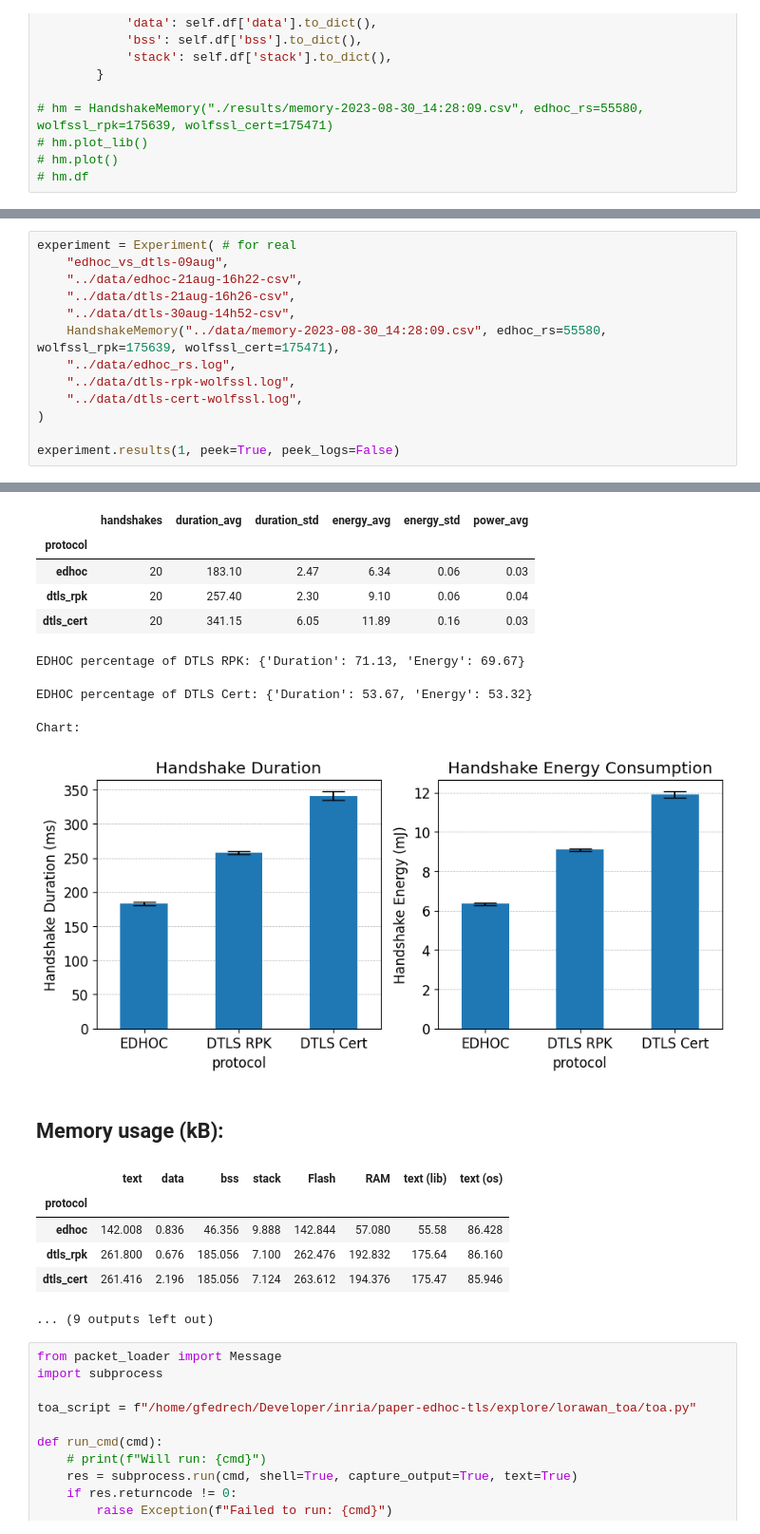
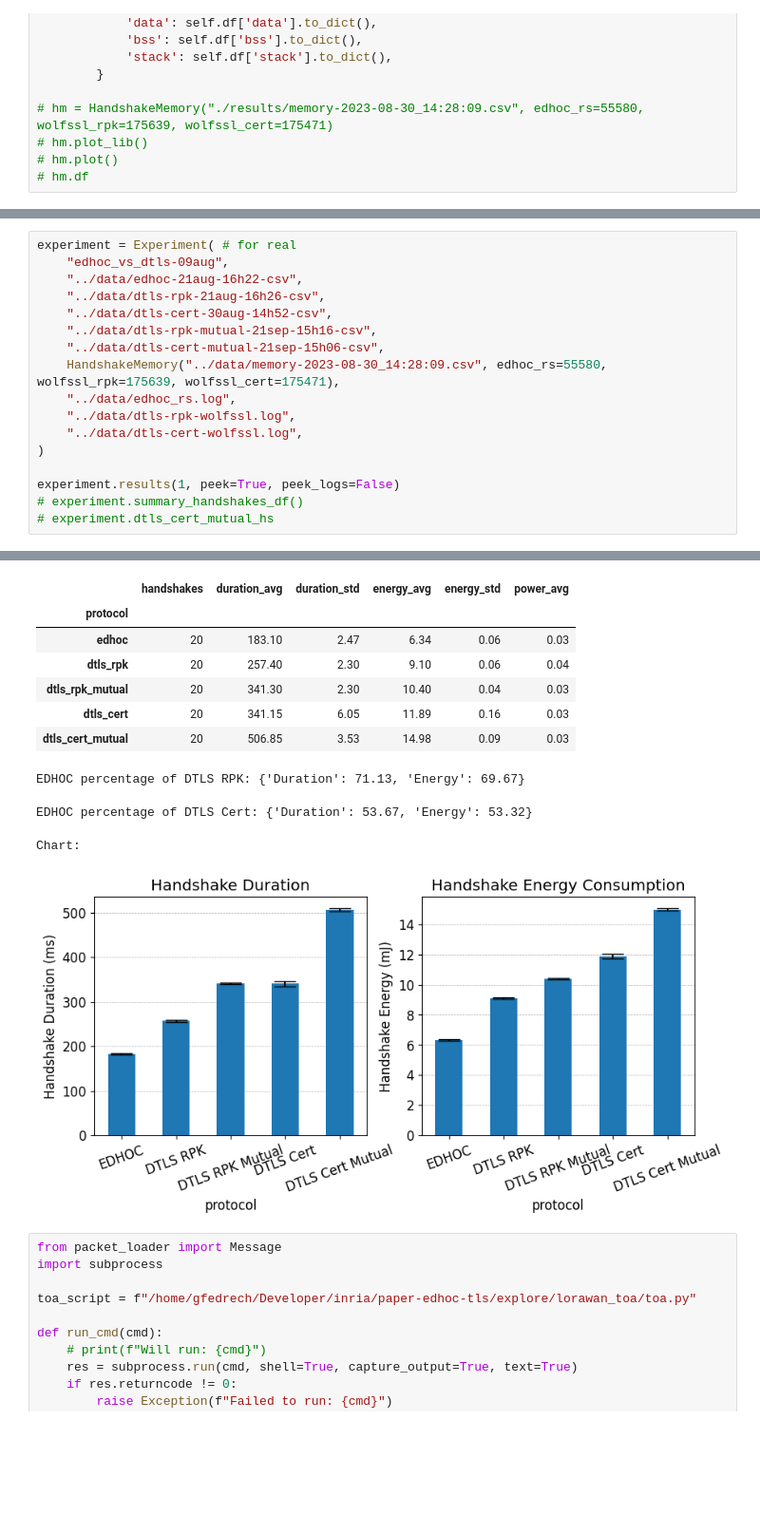
Before and after one commit to geonnave/edhoc-dtls-comparison, a Jupyter notebook: analysis/comparison.ipynb, the cells around one changed output, grey strips where cells are left out. Shown at 95% size. Drawn from its saved outputs; the diff is of its cells as text; blank space fills up the shorter version.

```diff
--- a/analysis/comparison.ipynb
+++ b/analysis/comparison.ipynb
@@ -639,38 +647,37 @@ class Experiment:
 # %%
 experiment = Experiment( # for real
     "edhoc_vs_dtls-09aug",
     "../data/edhoc-21aug-16h22-csv",
-    "../data/dtls-21aug-16h26-csv",
-    "../data/dtls-30aug-14h52-csv",
+    "../data/dtls-rpk-21aug-16h26-csv",
+    "../data/dtls-cert-30aug-14h52-csv",
+    "../data/dtls-rpk-mutual-21sep-15h16-csv",
+    "../data/dtls-cert-mutual-21sep-15h06-csv",
     HandshakeMemory("../data/memory-2023-08-30_14:28:09.csv", edhoc_rs=55580, wolfssl_rpk=175639, wolfssl_cert=175471),
     "../data/edhoc_rs.log",
     "../data/dtls-rpk-wolfssl.log",
     "../data/dtls-cert-wolfssl.log",
 )
 
 experiment.results(1, peek=True, peek_logs=False)
+# experiment.summary_handshakes_df()
+# experiment.dtls_cert_mutual_hs
 # %% [output]
 # Stack: IEEE 802.15.4 + 6LoWPAN
 ## Summary:
 EDHOC percentage of DTLS RPK: {'Duration': 71.13, 'Energy': 69.67, 'RAM': 29.6, 'Flash': 54.42}
 EDHOC percentage of DTLS Cert: {'Duration': 53.67, 'Energy': 53.32, 'RAM': 29.37, 'Flash': 54.19}
 ## Handshake duration and energy (ms, mJ, mW):
 |  | handshakes | duration_avg | duration_std | energy_avg | energy_std | power_avg |
 | protocol |  |  |  |  |  |  |
 | edhoc | 20 | 183.10 | 2.47 | 6.34 | 0.06 | 0.03 |
 | dtls_rpk | 20 | 257.40 | 2.30 | 9.10 | 0.06 | 0.04 |
+| dtls_rpk_mutual | 20 | 341.30 | 2.30 | 10.40 | 0.04 | 0.03 |
 | dtls_cert | 20 | 341.15 | 6.05 | 11.89 | 0.16 | 0.03 |
+| dtls_cert_mutual | 20 | 506.85 | 3.53 | 14.98 | 0.09 | 0.03 |
 EDHOC percentage of DTLS RPK: {'Duration': 71.13, 'Energy': 69.67}
 EDHOC percentage of DTLS Cert: {'Duration': 53.67, 'Energy': 53.32}
 Chart:
-[figure, old version]
+[figure, new version]
-## Memory usage (kB):
-|  | text | data | bss | stack | Flash | RAM | text (lib) | text (os) |
-| protocol |  |  |  |  |  |  |  |  |
-| edhoc | 142.008 | 0.836 | 46.356 | 9.888 | 142.844 | 57.080 | 55.58 | 86.428 |
-| dtls_rpk | 261.800 | 0.676 | 185.056 | 7.100 | 262.476 | 192.832 | 175.64 | 86.160 |
-| dtls_cert | 261.416 | 2.196 | 185.056 | 7.124 | 263.612 | 194.376 | 175.47 | 85.946 |
-... (9 outputs left out)
 # %%
 from packet_loader import Message
 import subprocess
```
Also changed, not shown: parts of 1 cell of this notebook, 6 other files.
